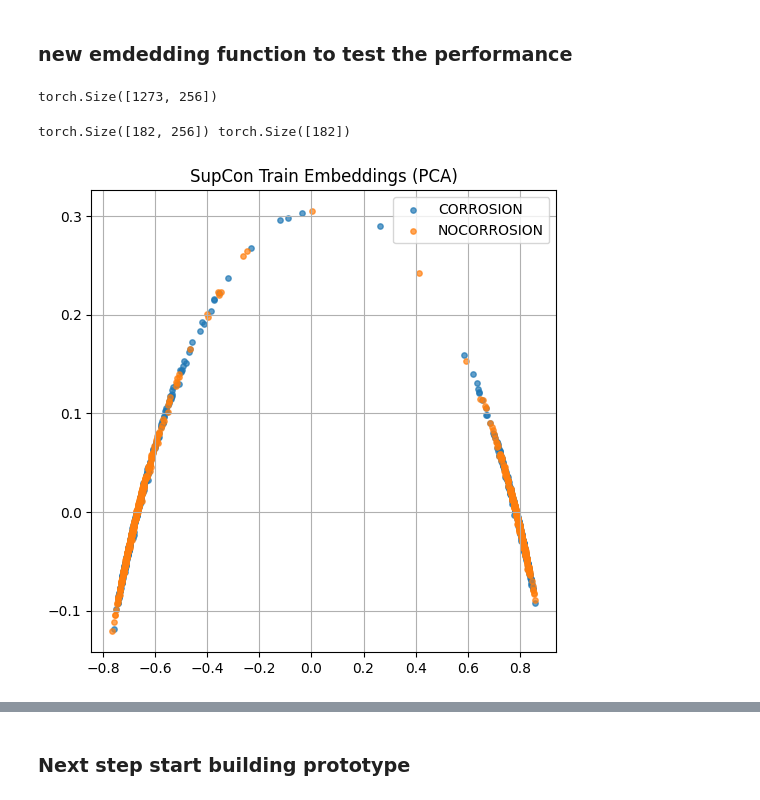
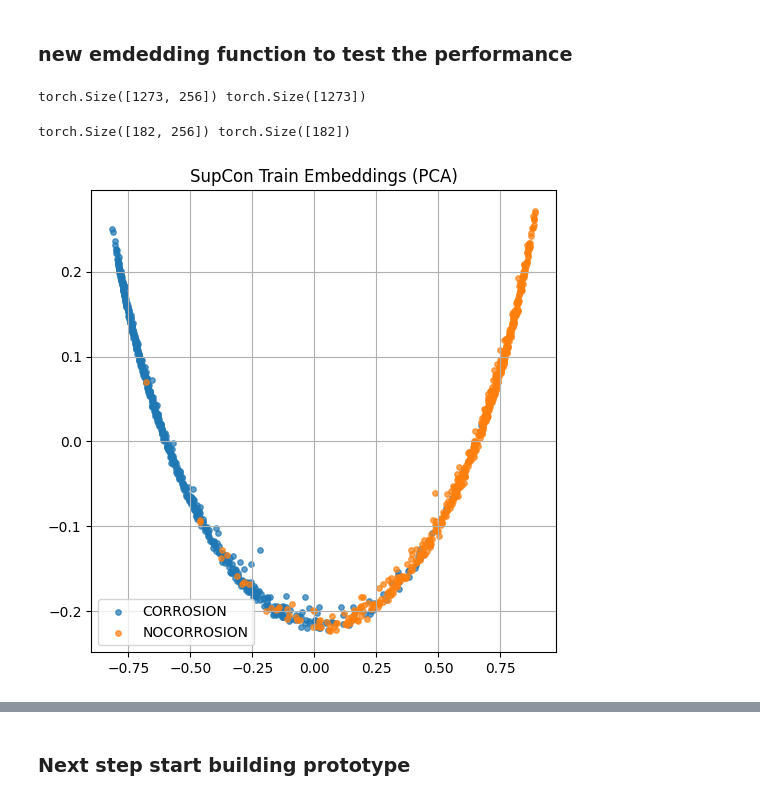
Before and after one commit to Tseng0318/ENDG511project, a Jupyter notebook: transfer.ipynb, the cells around one changed output, grey strips where cells are left out. Saved outputs shown, nothing was run; the diff lists cells and outputs as text; code cells hidden in the pictures.

```diff
--- a/transfer.ipynb
+++ b/transfer.ipynb
@@ -912,9 +904,9 @@ def build_embedding_bank(model, loader, device, max_samples=None):
     return Z_all, y_all
 # %%
 Z_train, Y_train = build_embedding_bank(model, train_eval_loader, device)
-print(Z_train.shape)  # [N, 256]
+print(Z_train.shape, Y_train.shape)  # [N, 256]
 # %% [output]
-torch.Size([1273, 256])
+torch.Size([1273, 256]) torch.Size([1273])
 # %%
 Z_val, y_val = build_embedding_bank(model, val_loader, device)
 print(Z_val.shape, y_val.shape)
@@ -938,11 +930,13 @@ def plot_2d(Z2, y, class_names, title="embedding PCA"):
     plt.legend()
     plt.grid(True)
     plt.show()
-
-plot_2d(Z2, y_train, train_eval_ds.classes,
-        title="SupCon Train Embeddings (PCA)")
-# %% [output]
-[figure, removed]
+# %%
+Z_train2, _, _ = pca_2d(Z_train)
+
+plot_2d(Z_train2, Y_train, val_ds.classes,
+        title="SupCon Train Embeddings (PCA)")
+# %% [output]
+[figure, added]
 # %%
 Z_val2, _, _ = pca_2d(Z_val)
 
```
Also changed, not shown: parts of 15 cells of this notebook.
